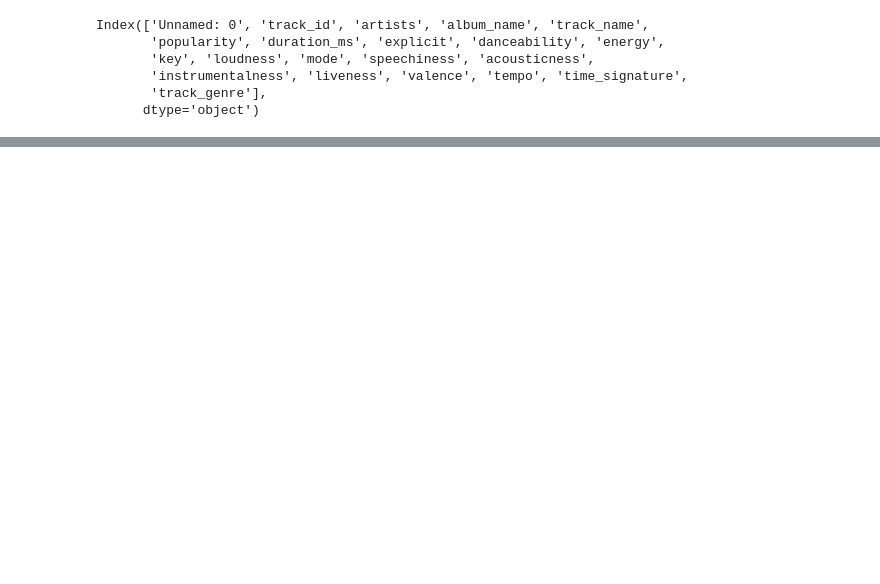
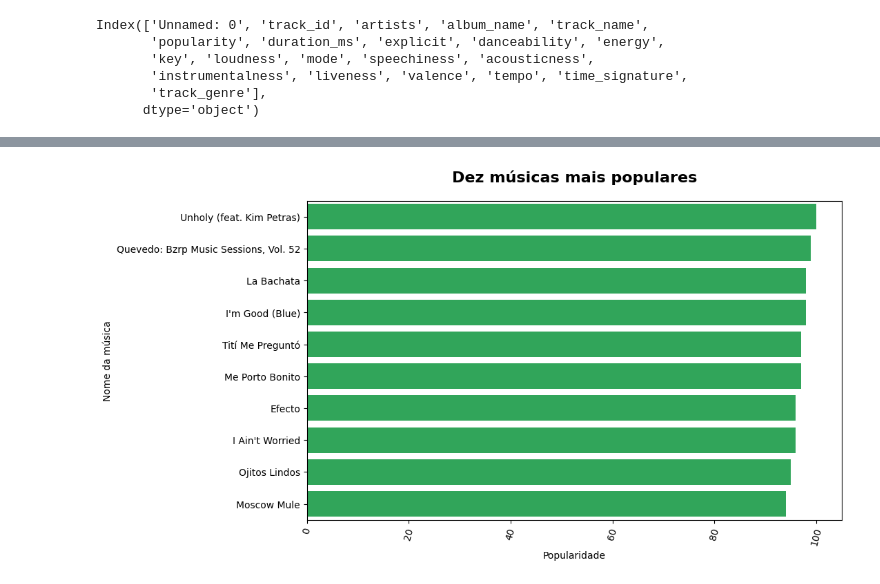
Before and after one commit to Adriel-Oliveira17/Spotify-Popularity-Predictor, a Jupyter notebook: spotify.ipynb, the cells around one changed output, grey strips where cells are left out. Saved outputs shown, nothing was run; the diff lists cells and outputs as text; code cells hidden in the pictures; blank space fills up the shorter version.

```diff
--- a/spotify.ipynb
+++ b/spotify.ipynb
@@ -163,0 +71,13 @@ plt.show()
+# %%
+df_pop_songs10 = df.drop_duplicates(subset=['track_name']).sort_values(by='popularity', ascending=False).head(10)
+
+
+plt.figure(figsize=(10,6))
+sns.barplot(data = df_pop_songs10, y = 'track_name', x ='popularity', color = "#1DB954")
+plt.xticks(rotation = 75)
+plt.ylabel('Nome da música')
+plt.xlabel('Popularidade')
+plt.title('Dez músicas mais populares',fontsize = 16, fontweight = 'bold', pad = 20)
+plt.show()
+# %% [output]
+[figure, added]
```
Also changed, not shown: parts of 24 cells of this notebook.
